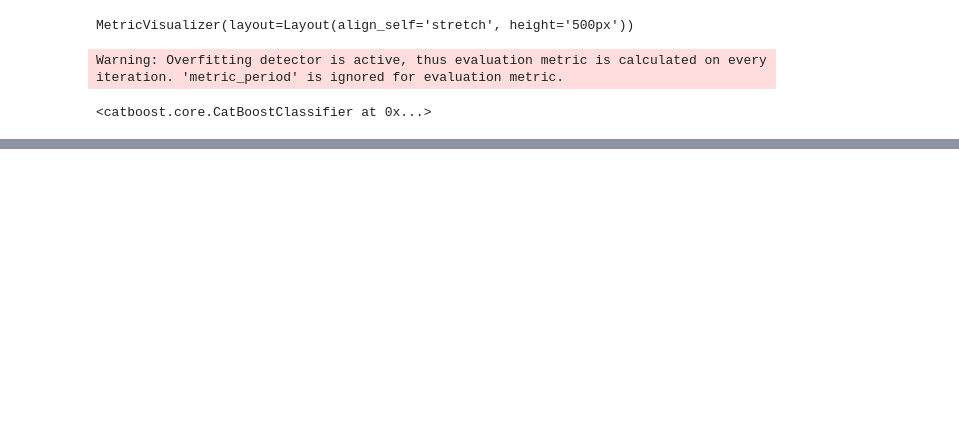
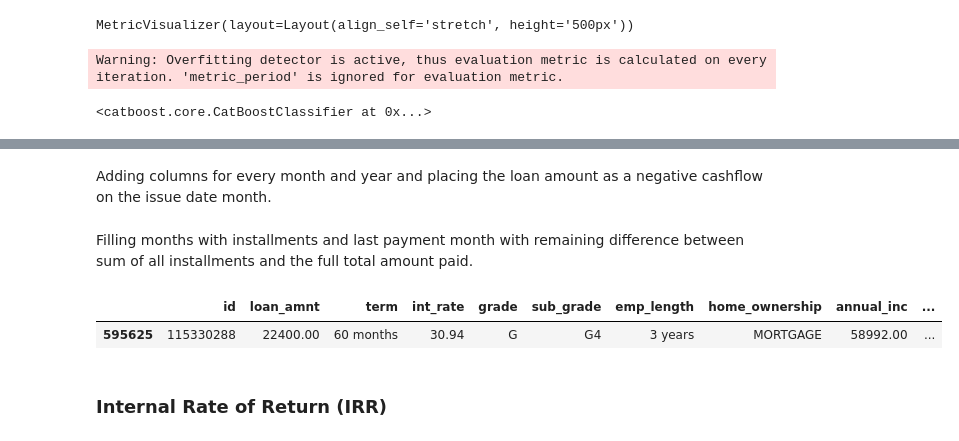
Before and after one commit to DanEllen/Lending-Club-Project, a Jupyter notebook: Lending Club Analysis.ipynb, the cells around one changed output, grey strips where cells are left out. Cells and saved outputs as stored; diff of their text form; code cells hidden in the pictures; blank space fills up the shorter version.

```diff
--- a/Lending Club Analysis.ipynb
+++ b/Lending Club Analysis.ipynb
@@ -653,7 +547,0 @@ Timestamp('2014-03-01 00:00:00')
-# %%
-for index in test_df.index[1:2]:
-    months_list = pd.date_range(test_df.loc[index, 'issue_d'], test_df.loc[index, 'last_pymnt_d'],
-                                freq='MS', closed='right').strftime("%m-%Y").tolist()
-#     if test_df.loc[index, 'grade'] < 5:
-
-months_list
@@ -688,0 +656,2 @@ test_df.loc[df['id'] == '90692756']
+# %% [markdown]
+Adding columns for every month and year and placing the loan amount as a negative cashflow on the issue date month.
@@ -688,0 +666,23 @@ test_df.loc[df['id'] == '90692756']
+# %% [markdown]
+Filling months with installments and last payment month with remaining difference between sum of all installments and the full total amount paid.
+# %%
+for index in test_df.index:
+    months_list = pd.date_range(test_df.loc[index, 'issue_d'], test_df.loc[index, 'last_pymnt_d'],
+                                freq='MS', closed='right').strftime("%m-%Y").tolist()
+    if test_df.loc[index, 'nb_months'] == 0:
+        test_df.loc[index, test_df.loc[index, 'issue_d'].strftime("%m-%Y")] = \
+        (-test_df.loc[index, 'loan_amnt']+test_df.loc[index, 'total_pymnt'])
+
+    else:
+        for month in months_list[0:-1]:
+            test_df.loc[index, month] = test_df.loc[index, 'installment']
+        test_df.loc[index, months_list[-1]] = \
+        (test_df.loc[index, 'total_pymnt']-(test_df.loc[index, 'installment']*len(months_list[0:-1])))
+# %%
+values = {'01-2019': 0, '02-2019': 0, '03-2019': 0}
+test_df.fillna(value=values, inplace=True)
+# %%
+test_df.sample(1)
+# %% [output]
+|  | id | loan_amnt | term | int_rate | grade | sub_grade | emp_length | home_ownership | annual_inc | ... |
+| 595625 | 115330288 | 22400.00 | 60 months | 30.94 | G | G4 | 3 years | MORTGAGE | 58992.00 | ... |
@@ -688,0 +693,2 @@ test_df.loc[df['id'] == '90692756']
+# %% [markdown]
+### Internal Rate of Return (IRR)
```
Also changed, not shown: parts of 104 cells of this notebook, 2 other files.
